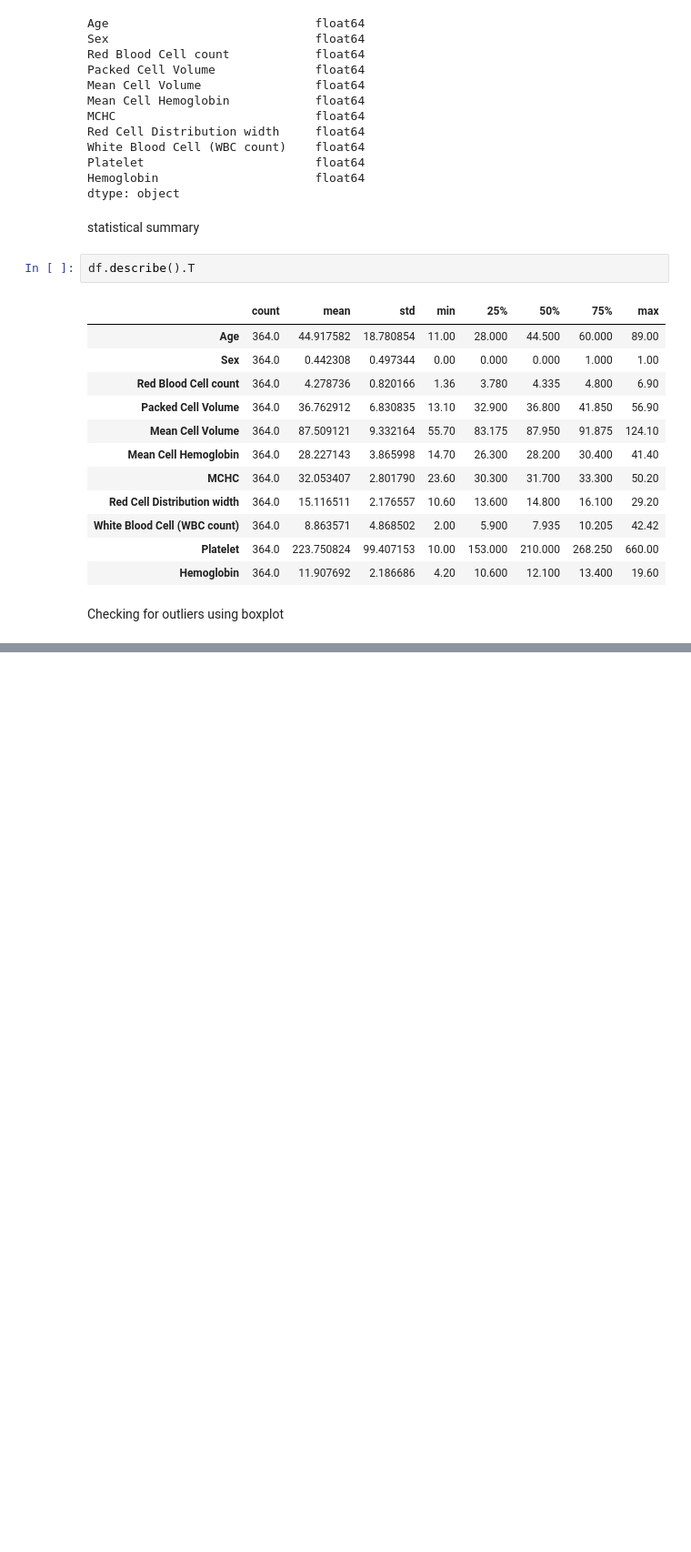
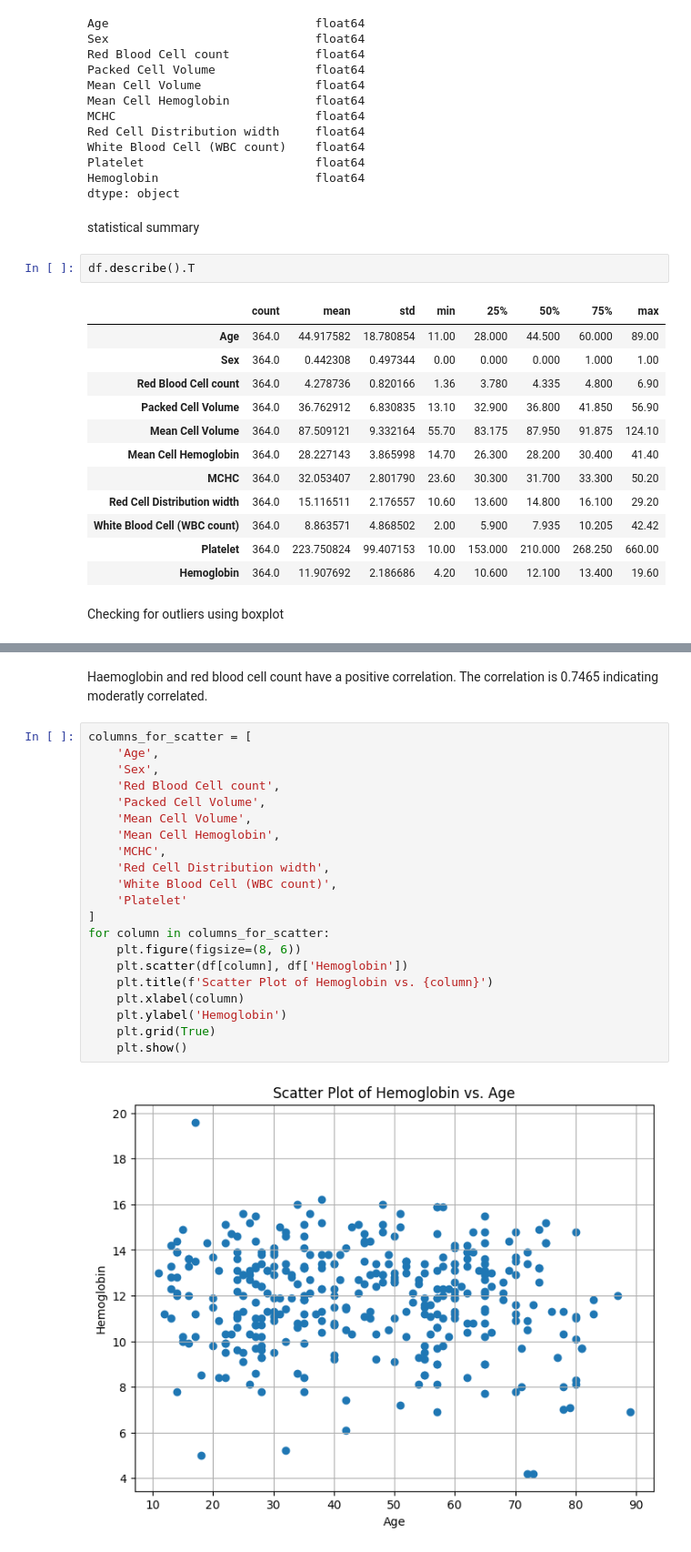
Before and after one commit to Perception-ui/AnemiaPredictor, a Jupyter notebook: Notebook.ipynb, the cells around one changed output, grey strips where cells are left out. Shown at 91% size. Saved outputs shown, nothing was run; the diff lists cells and outputs as text; blank space fills up the shorter version.

```diff
--- a/Notebook.ipynb
+++ b/Notebook.ipynb
@@ -270,0 +295,25 @@ plt.show()
+# %% [markdown]
+Haemoglobin and red blood cell count have a positive correlation. The correlation is 0.7465 indicating moderatly correlated.
+# %%
+columns_for_scatter = [
+    'Age',
+    'Sex',
+    'Red Blood Cell count',
+    'Packed Cell Volume',
+    'Mean Cell Volume',
+    'Mean Cell Hemoglobin',
+    'MCHC',
+    'Red Cell Distribution width',
+    'White Blood Cell (WBC count)',
+    'Platelet'
+]
+for column in columns_for_scatter:
+    plt.figure(figsize=(8, 6))
+    plt.scatter(df[column], df['Hemoglobin'])
+    plt.title(f'Scatter Plot of Hemoglobin vs. {column}')
+    plt.xlabel(column)
+    plt.ylabel('Hemoglobin')
+    plt.grid(True)
+    plt.show()
+# %% [output]
+[figure, added]
```
Also changed, not shown: parts of 8 cells of this notebook.
